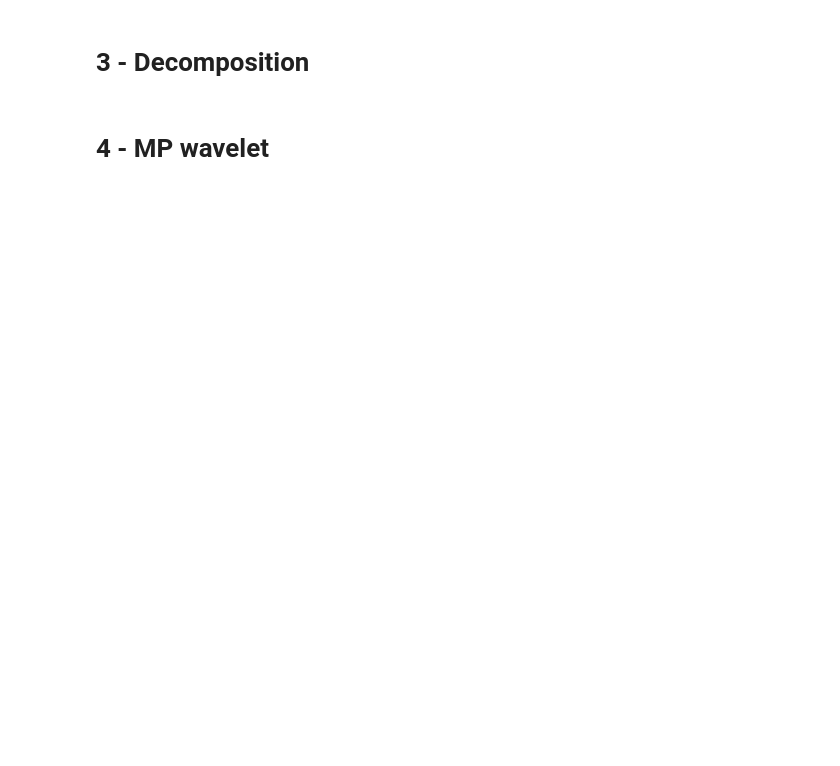
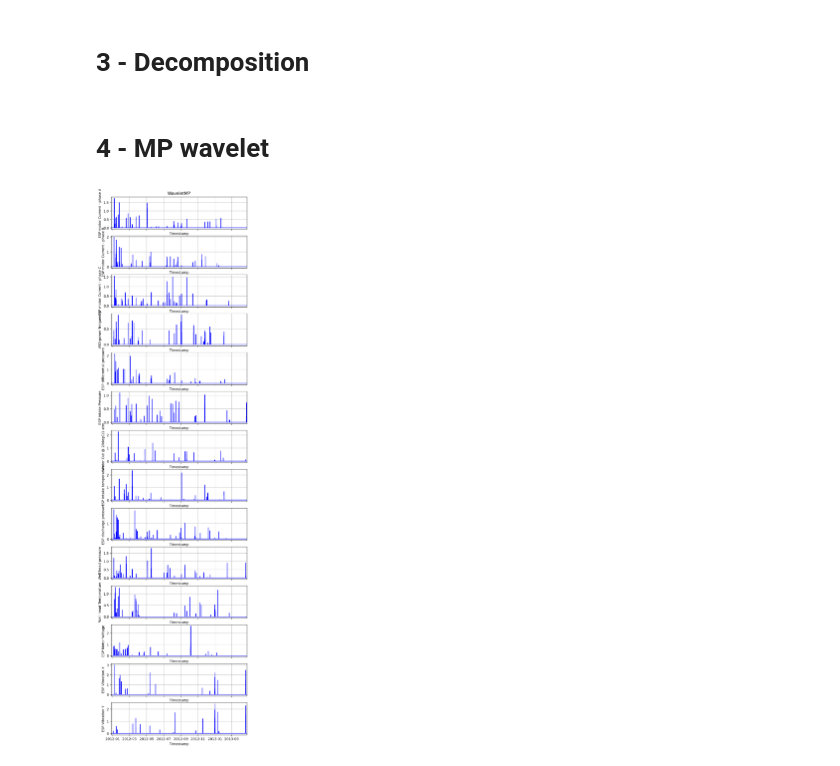
Before and after one commit to Lopes941/PyFADe, a Jupyter notebook: notebooks/wavelet_MP_onsignals.ipynb, the cells around one changed output. Drawn from its saved outputs; the diff is of its cells as text; code cells hidden in the pictures; blank space fills up the shorter version.

```diff
--- a/notebooks/wavelet_MP_onsignals.ipynb
+++ b/notebooks/wavelet_MP_onsignals.ipynb
@@ -123,8 +200,18 @@ window.get_feature('decomposition')[0].plot();
 # %% [markdown]
 # 4 - MP wavelet
+# %%
+WAVELET_PARAMS2 = WAVELET_PARAMS.copy()
+WAVELET_PARAMS2['wavelet_total_level'] = 4
+WAVELET_PARAMS2['wavelet_aggregate_level'] = 1
+WAVELET_PARAMS2['wavelet_analysis_type'] = 'denoise'
+WAVELET_PARAMS2['wavelet_type'] = 'db4'
+WAVELET_PARAMS2['wavelet_denoise_threshold'] = 0.3
 # %%
 group_builder = pyfade.FeatureGroupBuilder(pyfade.FeatureGroups.WaveletProfile,window,replace=True)
-group_builder.set_parameters(MP_PARAMS).set_parameters(WAVELET_PARAMS)
+group_builder.set_parameters(MP_PARAMS).set_parameters(WAVELET_PARAMS2)
 group_builder.build()
 
-window.plot_feature(pyfade.Features.WaveletMP,title='WaveletMP');
+
+fig,axs = window.plot_feature(pyfade.Features.WaveletMP,title='WaveletMP',xlimits=lims,height=2,width=7);
+# %% [output]
+[figure, added]
```
Also changed, not shown: parts of 18 cells of this notebook, 15 other files.
